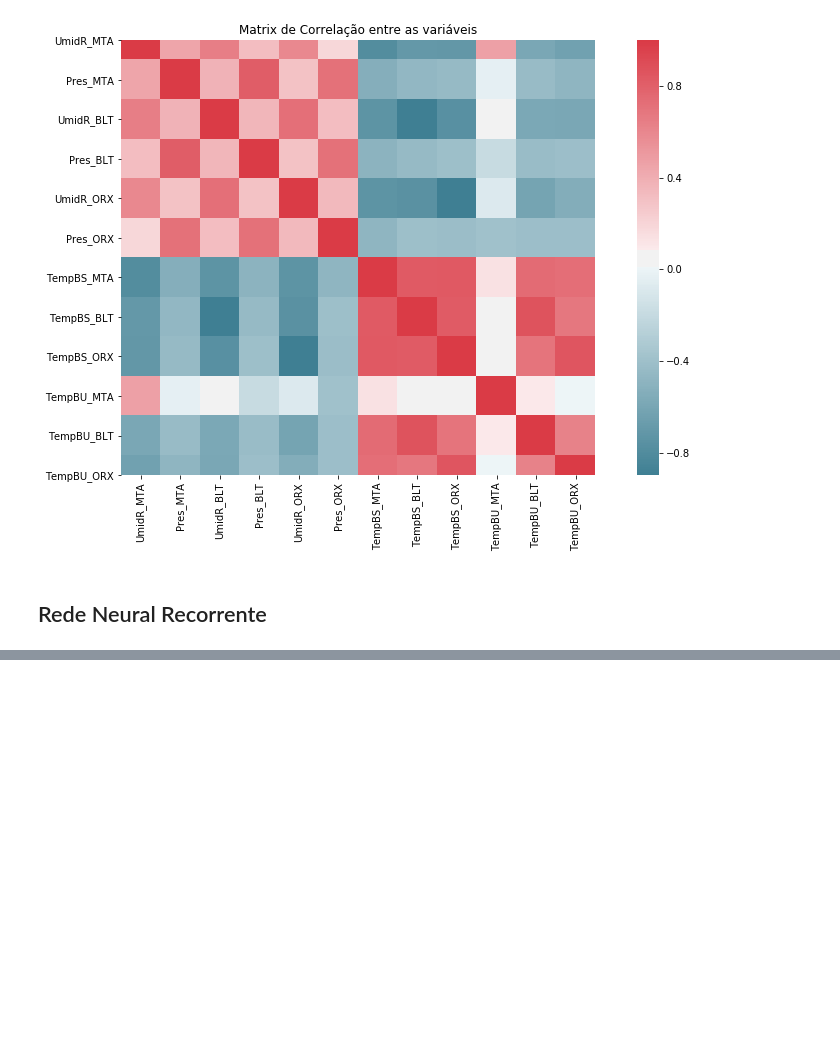
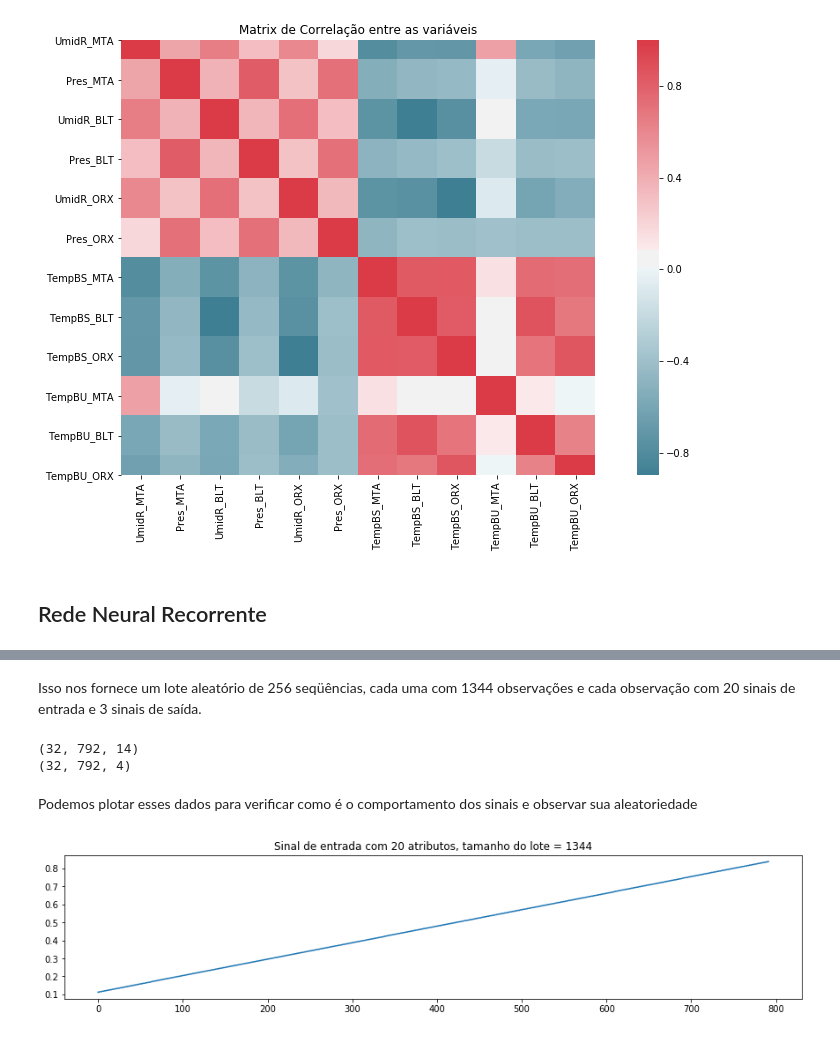
Before and after one commit to helvecioneto/CAP-351, a Jupyter notebook: 05-RNN.ipynb, the cells around one changed output, grey strips where cells are left out. Cells and saved outputs as stored; diff of their text form; code cells hidden in the pictures; blank space fills up the shorter version.

Commit message:
Preparação Dados estacoes Amazonia, RNR

```diff
--- a/05-RNN.ipynb
+++ b/05-RNN.ipynb
@@ -1218,0 +1422,2 @@ plt.show()
+# %%
+batch_size = 32
@@ -1218,0 +1426,2 @@ plt.show()
+# %%
+sequence_length = 24 * 3 * 11
@@ -1218,0 +1432,27 @@ plt.show()
+# %%
+# gerador de dados em lote
+generator = batch_generator(batch_size=batch_size,
+                            sequence_length=sequence_length)
+# %%
+# teste para o gerador de dados em lote
+x_batch, y_batch = next(generator)
+# %% [markdown]
+Isso nos fornece um lote aleatório de 256 seqüências, cada uma com 1344 observações e cada observação com 20 sinais de entrada e 3 sinais de saída.
+# %%
+print(x_batch.shape)
+print(y_batch.shape)
+# %% [output]
+(32, 792, 14)
+(32, 792, 4)
+# %% [markdown]
+Podemos plotar esses dados para verificar como é o comportamento dos sinais e observar sua aleatoriedade
+# %%
+batch = 20   # Primeiro bloco
+signal = 0  # Primeiro sinal a partir dos dados com 20 atributos
+seq = x_batch[batch, :, signal]
+plt.figure(figsize=(15,3))
+plt.title(label='Sinal de entrada com 20 atributos, tamanho do lote = 1344')
+plt.plot(seq)
+plt.show()
+# %% [output]
+[figure, added]
```
Also changed, not shown: parts of 36 cells of this notebook.
